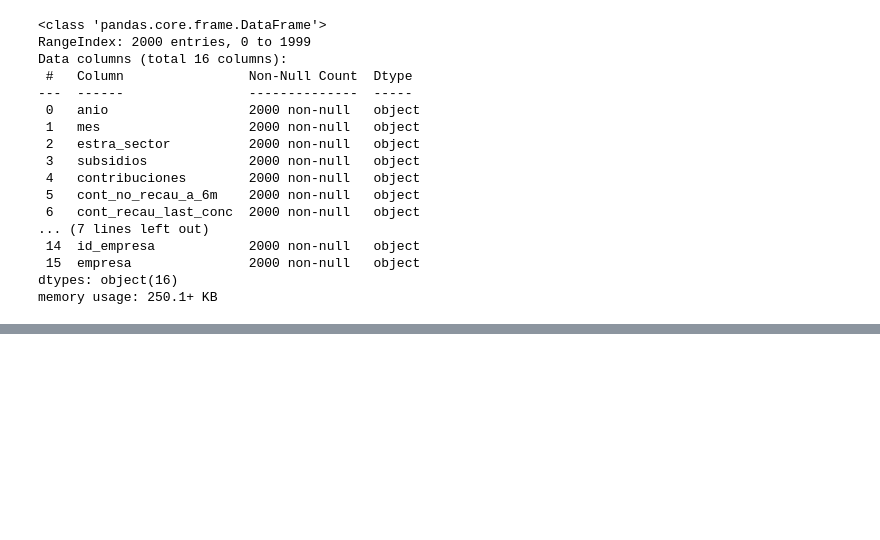
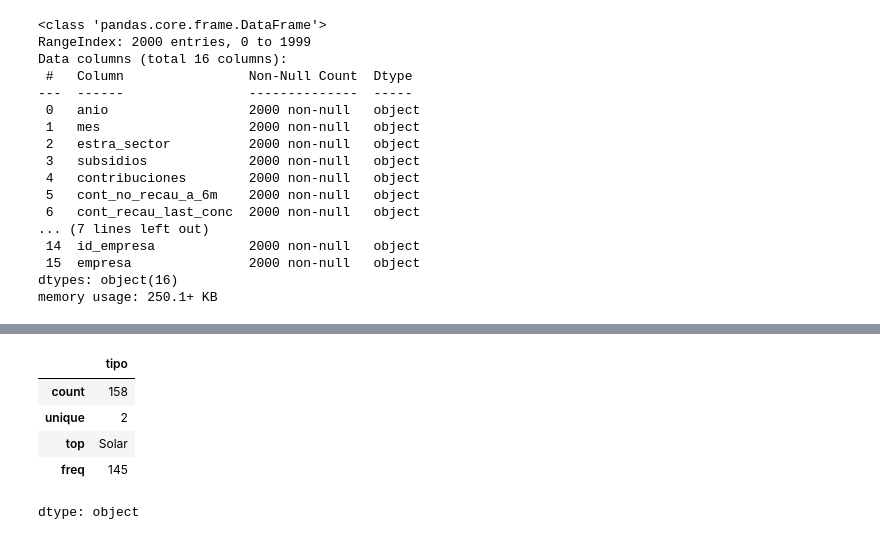
Before and after one commit to gluoneros/talentoTech, a Jupyter notebook: ProyectoFinal.ipynb, the cells around one changed output, grey strips where cells are left out. Saved outputs shown, nothing was run; the diff lists cells and outputs as text; code cells hidden in the pictures; blank space fills up the shorter version.

```diff
--- a/ProyectoFinal.ipynb
+++ b/ProyectoFinal.ipynb
@@ -146,0 +205,9 @@ memory usage: 250.1+ KB
+# %%
+datos3['tipo'].describe()
+# %% [output]
+|  | tipo |
+| count | 158 |
+| unique | 2 |
+| top | Solar |
+| freq | 145 |
+dtype: object
```
Also changed, not shown: parts of 11 cells of this notebook.
